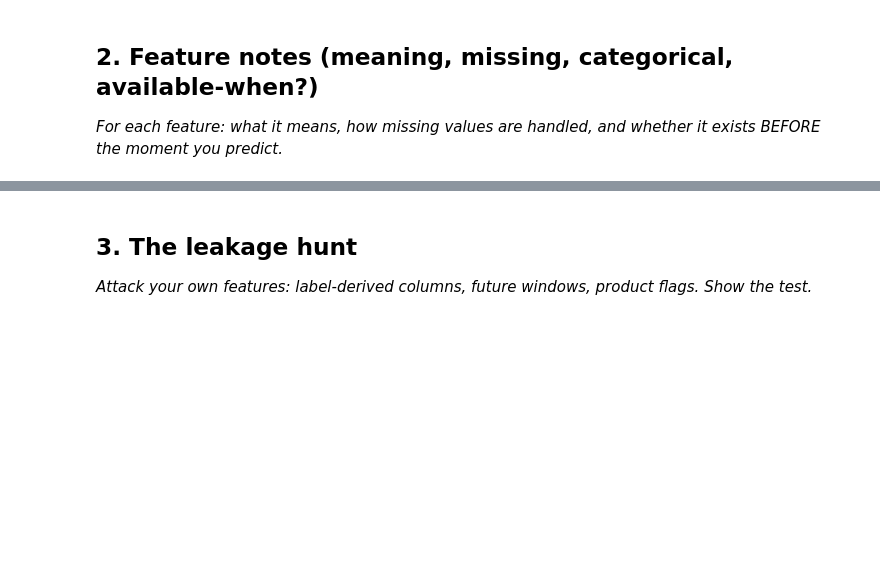
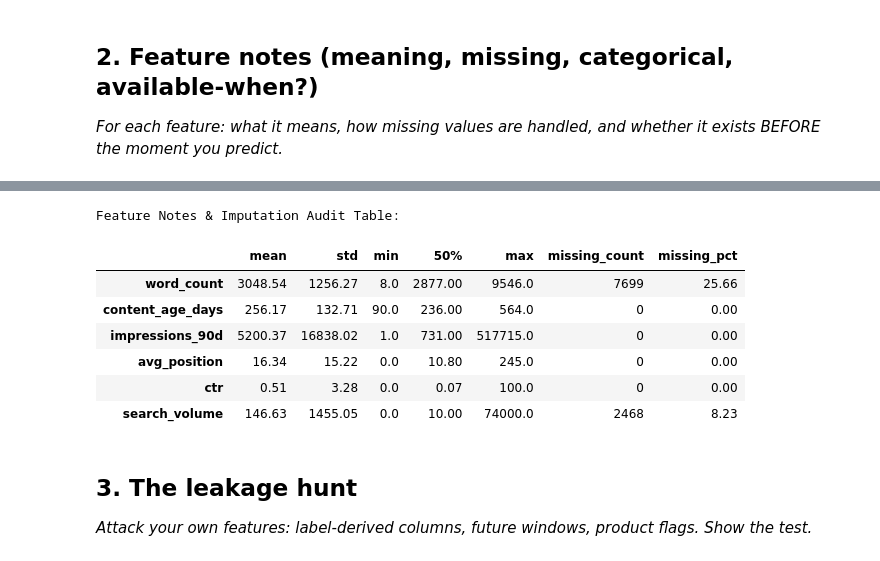
Before and after one commit to fatima-azeemi/fatima-flyrank-ml-internship, a Jupyter notebook: work/notebooks/w03_feature_leakage_check.ipynb, the cells around one changed output, grey strips where cells are left out. Drawn from its saved outputs; the diff is of its cells as text; code cells hidden in the pictures; blank space fills up the shorter version.

```diff
--- a/work/notebooks/w03_feature_leakage_check.ipynb
+++ b/work/notebooks/w03_feature_leakage_check.ipynb
@@ -20,6 +90,23 @@ This skeleton is yours to fill. Work the sections **in order** — each one has
 # %%
 # This cell is for CODE (numbers, a query, a check).
 # Write your text answer in the cell ABOVE this one — typing sentences here breaks Run All.
+
+# Summary Statistics & Missingness Audit for Selected Features
+feature_summary = X.describe().T[['mean', 'std', 'min', '50%', 'max']]
+feature_summary['missing_count'] = df[feature_cols].isnull().sum()
+feature_summary['missing_pct'] = (df[feature_cols].isnull().sum() / len(df)) * 100
+
+print("Feature Notes & Imputation Audit Table:")
+feature_summary.round(2)
+# %% [output]
+Feature Notes & Imputation Audit Table:
+|  | mean | std | min | 50% | max | missing_count | missing_pct |
+| word_count | 3048.54 | 1256.27 | 8.0 | 2877.00 | 9546.0 | 7699 | 25.66 |
+| content_age_days | 256.17 | 132.71 | 90.0 | 236.00 | 564.0 | 0 | 0.00 |
+| impressions_90d | 5200.37 | 16838.02 | 1.0 | 731.00 | 517715.0 | 0 | 0.00 |
+| avg_position | 16.34 | 15.22 | 0.0 | 10.80 | 245.0 | 0 | 0.00 |
+| ctr | 0.51 | 3.28 | 0.0 | 0.07 | 100.0 | 0 | 0.00 |
+| search_volume | 146.63 | 1455.05 | 0.0 | 10.00 | 74000.0 | 2468 | 8.23 |
 # %% [markdown]
 ## 3. The leakage hunt
 
```
Also changed, not shown: parts of 10 cells of this notebook.
